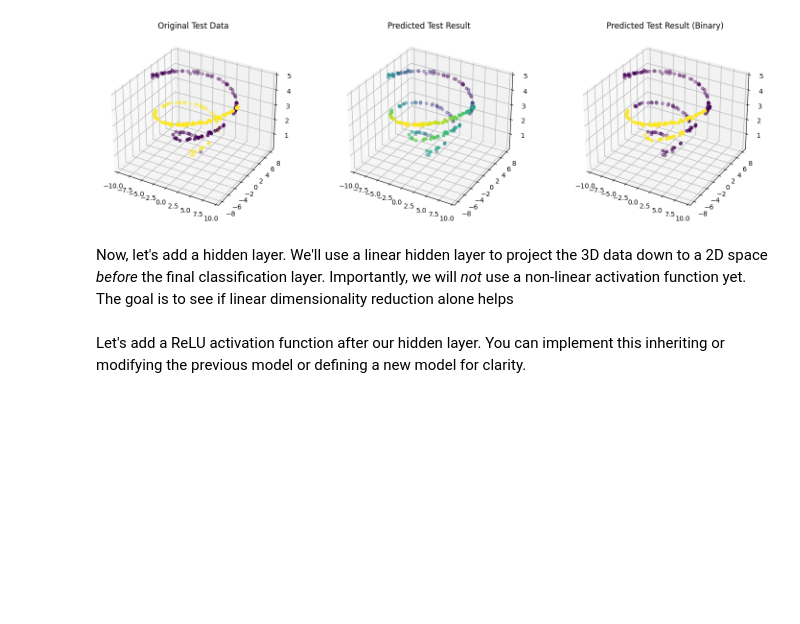
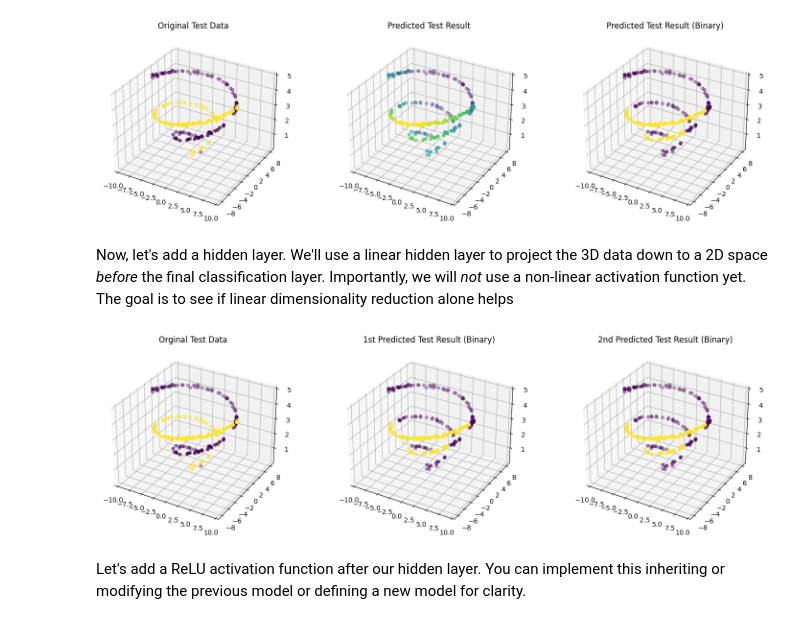
Before and after one commit to krittin-ch/CIT423003-MDL, a Jupyter notebook: Assignments/Week 1/Solution/exercise1.ipynb, the cells around one changed output. Saved outputs shown, nothing was run; the diff lists cells and outputs as text; code cells hidden in the pictures; blank space fills up the shorter version.

```diff
--- a/Assignments/Week 1/Solution/exercise1.ipynb
+++ b/Assignments/Week 1/Solution/exercise1.ipynb
@@ -142,20 +143,21 @@ plt.show()
 # %% [output]
 [figure]
 # %%
-y_pred = model1(X_test)
-y_pred = y_pred.detach().numpy()
+y_pred_1 = model1(X_test)
+y_pred_1 = y_pred_1.detach().numpy()
 
 fig = plt.figure(figsize=(18, 5))
+
 ax1 = fig.add_subplot(131, projection='3d')
 ax1.scatter(X_test[:, 0], X_test[:, 1], X_test[:, 2], c=y_test)
 ax1.set_title("Original Test Data")
 
 ax2 = fig.add_subplot(132, projection='3d')
-ax2.scatter(X_test[:, 0], X_test[:, 1], X_test[:, 2], c=y_pred)
+ax2.scatter(X_test[:, 0], X_test[:, 1], X_test[:, 2], c=y_pred_1)
 ax2.set_title("Predicted Test Result")
 
 ax3 = fig.add_subplot(133, projection='3d')
-ax3.scatter(X_test[:, 0], X_test[:, 1], X_test[:, 2], c=(y_pred > 0.5))
+ax3.scatter(X_test[:, 0], X_test[:, 1], X_test[:, 2], c=(y_pred_1 > 0.5))
 ax3.set_title("Predicted Test Result (Binary)")
 
 plt.show()
@@ -179,12 +181,20 @@ class LinearHiddenModel(nn.Module):
         # TODO: Define layer 2 (input=3, output=2)
         # TODO: Define layer 3 (input=2, output=1)
 
+        self.layer1 = nn.Linear(in_features=3, out_features=3)  # 3 -> 3
+        self.layer2 = nn.Linear(in_features=3, out_features=2)  # 3 -> 2
+        self.layer3 = nn.Linear(in_features=2, out_features=1)  # 2 -> 1
+
     def forward(self, x: torch.Tensor) -> torch.Tensor:
         # TODO: Pass x through layer 1
         # TODO: Pass result through layer 2
         # TODO: Pass result through layer 3
         # TODO: Return the final output
-        output = x # Placeholder, replace with correct calculation
+
+        x = self.layer1(x)
+        x = self.layer2(x)
+        output = self.layer3(x)
+
         return output
 
     def get_hidden_representation(self, x: torch.Tensor) -> torch.Tensor:
@@ -194,7 +204,7 @@ class LinearHiddenModel(nn.Module):
         self.eval() # Ensure model is in eval mode
         with torch.no_grad(): # Disable gradient calculations
             # TODO: Calculate and return the output after layer 1
-            hidden_rep = x # Placeholder, replace with correct calculation
+            hidden_rep = self.layer1(x) # Placeholder, replace with correct calculation
         return hidden_rep
 
 # --- Training Setup ---
@@ -218,7 +228,28 @@ for epoch in tqdm(range(epochs)):
 # %%
 # TODO: Plot original data points colored by the class labels predicted by model 2
 # Optionally calculate the classification accuracy on the test set.
 # TODO: Plot the hidden representation in 2D hidden space using the helper function colored by the original and predicted class labels side-by-side.
+
+y_pred_2 = model2(X_test)
+y_pred_2 = y_pred_2.detach().numpy()
+
+fig = plt.figure(figsize=(18, 5))
+
+ax1 = fig.add_subplot(131, projection='3d')
+ax1.scatter(X_test[:, 0], X_test[:, 1], X_test[:, 2], c=y_test)
+ax1.set_title('Orginal Test Data')
+
+ax2 = fig.add_subplot(132, projection='3d')
+ax2.scatter(X_test[:, 0], X_test[:, 1], X_test[:, 2], c=(y_pred_1 > 0.5))
+ax2.set_title('1st Predicted Test Result (Binary)')
+
+ax3 = fig.add_subplot(133, projection='3d')
+ax3.scatter(X_test[:, 0], X_test[:, 1], X_test[:, 2], c=(y_pred_2 > 0.5))
+ax3.set_title('2nd Predicted Test Result (Binary)')
+
+plt.show()
+# %% [output]
+[figure, added]
 # %% [markdown]
 Let's add a ReLU activation function after our hidden layer. You can implement this inheriting or modifying the previous model or defining a new model for clarity.
 # %%
```
Also changed, not shown: parts of 3 cells of this notebook, 2 other files.
